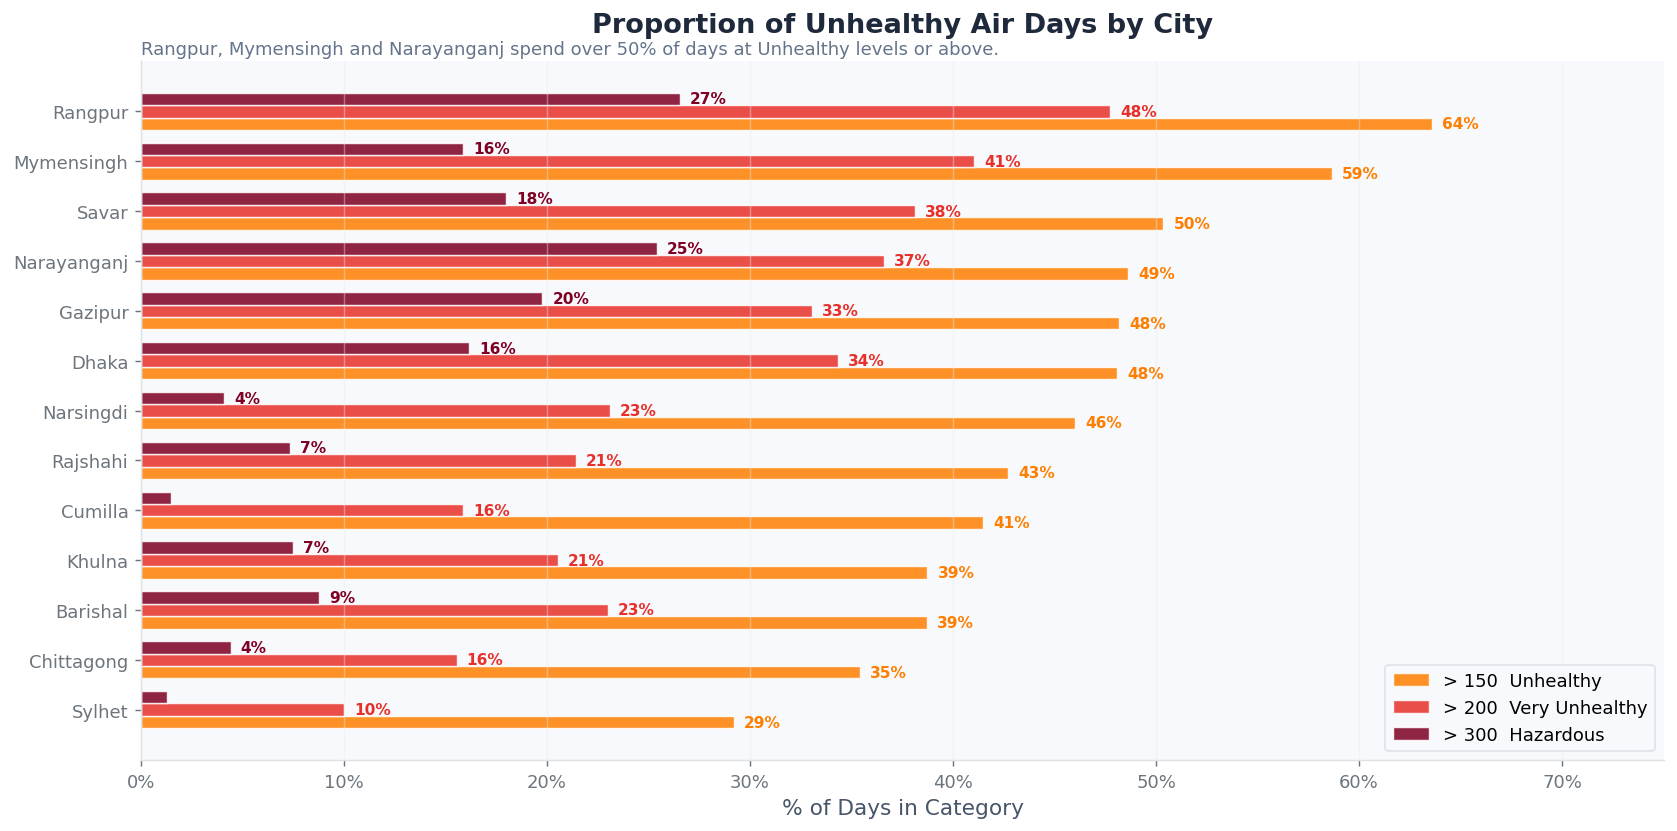
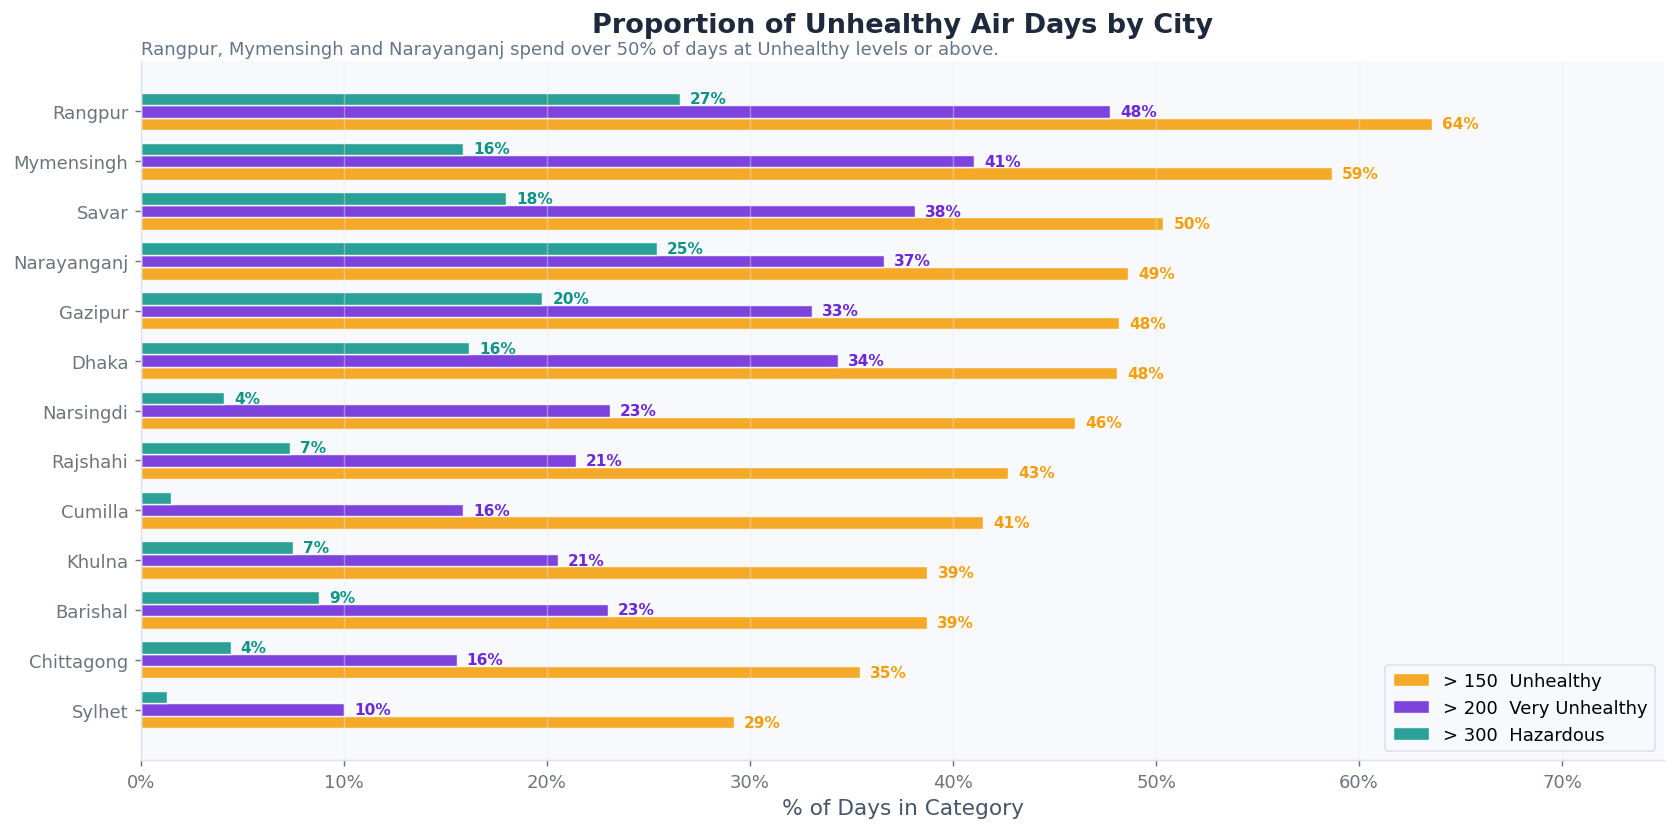
The notebook cell's code change between the first figure and the second:
--- before
+++ after
@@ -12,9 +12,10 @@
 y = np.arange(len(unhealthy_df))
 h = 0.25
-colors_bar = ['#ff7e00', '#e8302a', '#7e0023']
+# Visually distinct: amber, indigo, teal
+colors_bar = ['#f59e0b', '#6d28d9', '#0d9488']
 
-for i, (col, color) in enumerate(zip(unhealthy_df.columns, colors_bar)):
-    bars = ax.barh(y + (i - 1) * h, unhealthy_df[col], height=h,
-                   color=color, alpha=0.85, label=col, edgecolor='white', linewidth=0.8)
+for i_bar, (col, color) in enumerate(zip(unhealthy_df.columns, colors_bar)):
+    bars = ax.barh(y + (i_bar - 1) * h, unhealthy_df[col], height=h,
+                   color=color, alpha=0.88, label=col, edgecolor='white', linewidth=0.8)
     for bar, val in zip(bars, unhealthy_df[col]):
         if val > 2:

Commit: Add files via upload